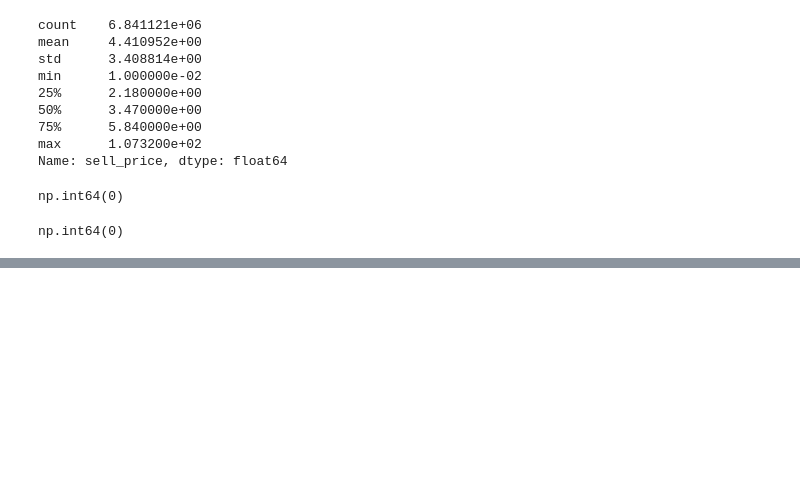
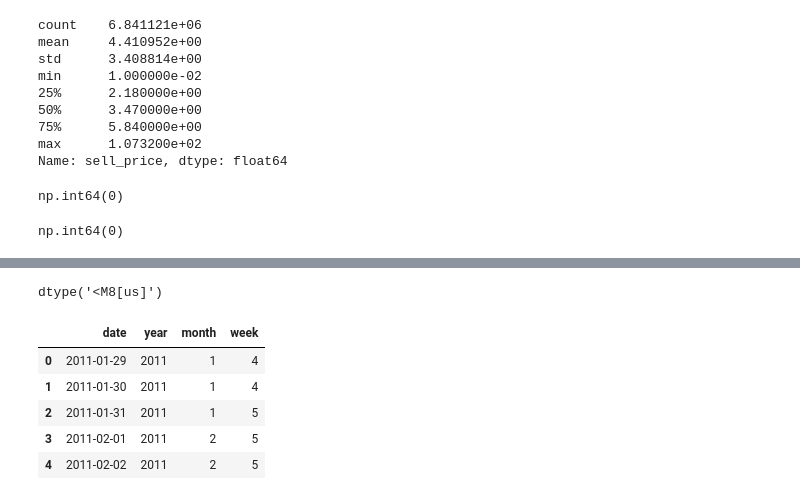
Before and after one commit to janupalliradhika/retail-demand-forecasting, a Jupyter notebook: notebooks/01_data_exploration.ipynb, the cells around one changed output, grey strips where cells are left out. Cells and saved outputs as stored; diff of their text form; code cells hidden in the pictures; blank space fills up the shorter version.

```diff
--- a/notebooks/01_data_exploration.ipynb
+++ b/notebooks/01_data_exploration.ipynb
@@ -230,0 +237,2 @@ np.int64(0)
+# %%
+calendar["date"] = pd.to_datetime(calendar["date"])
@@ -230,0 +267,19 @@ np.int64(0)
+# %%
+calendar_clean["date"] = pd.to_datetime(calendar_clean["date"])
+# %%
+calendar_clean["date"].dtype
+# %% [output]
+dtype('<M8[us]')
+# %%
+calendar_clean["year"] = calendar_clean["date"].dt.year
+calendar_clean["month"] = calendar_clean["date"].dt.month
+calendar_clean["week"] = calendar_clean["date"].dt.isocalendar().week
+# %%
+calendar_clean[["date", "year", "month", "week"]].head()
+# %% [output]
+|  | date | year | month | week |
+| 0 | 2011-01-29 | 2011 | 1 | 4 |
+| 1 | 2011-01-30 | 2011 | 1 | 4 |
+| 2 | 2011-01-31 | 2011 | 1 | 5 |
+| 3 | 2011-02-01 | 2011 | 2 | 5 |
+| 4 | 2011-02-02 | 2011 | 2 | 5 |
```
Also changed, not shown: parts of 9 cells of this notebook.
